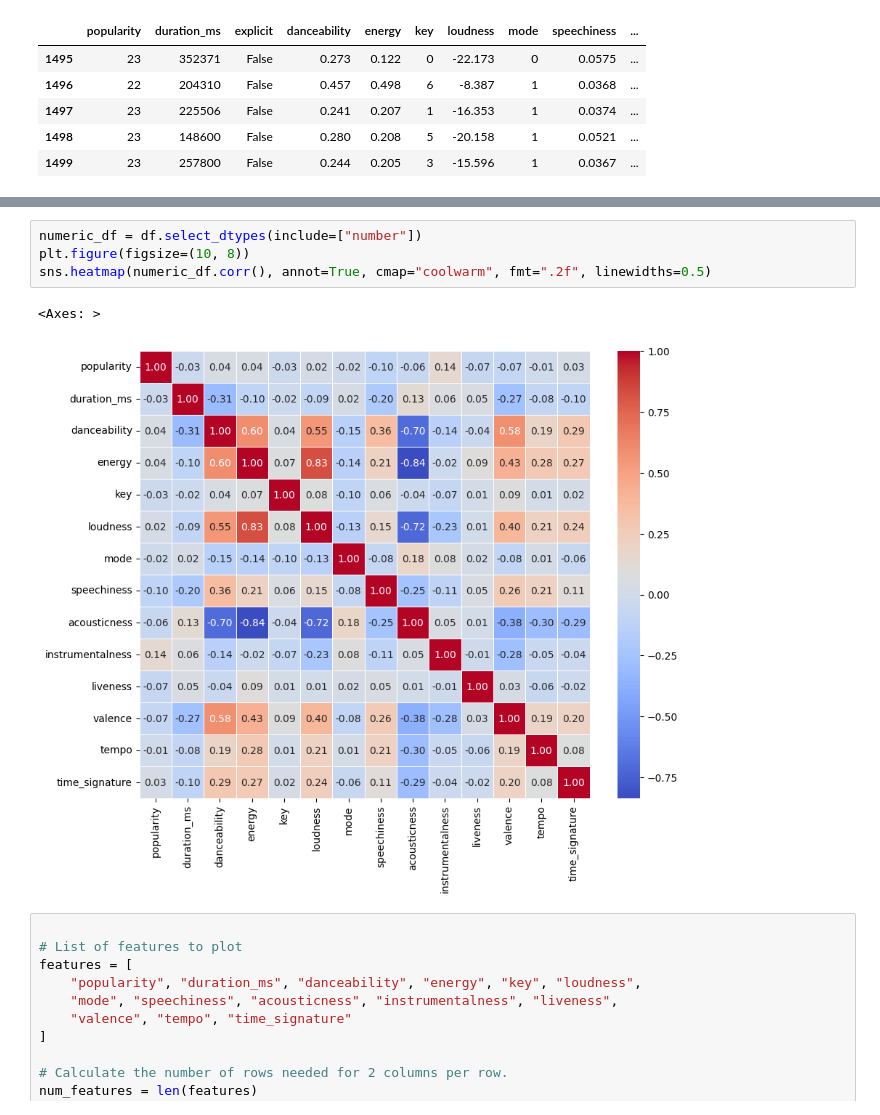
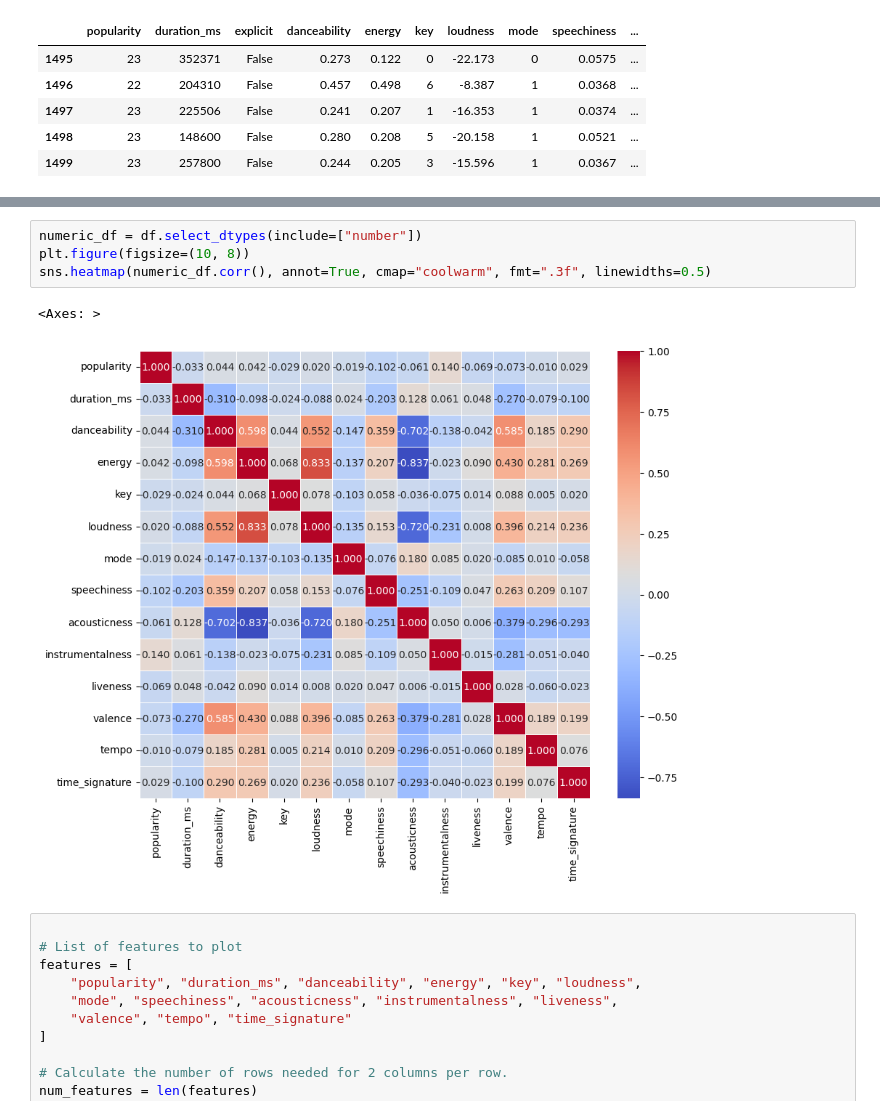
Before and after one commit to Whomstt/CS4168-Project, a Jupyter notebook: CS4168_Project.ipynb, the cells around one changed output, grey strips where cells are left out. Drawn from its saved outputs; the diff is of its cells as text.

```diff
--- a/CS4168_Project.ipynb
+++ b/CS4168_Project.ipynb
@@ -51,10 +51,10 @@ df.describe()
 # %%
 numeric_df = df.select_dtypes(include=["number"])
 plt.figure(figsize=(10, 8))
-sns.heatmap(numeric_df.corr(), annot=True, cmap="coolwarm", fmt=".2f", linewidths=0.5)
+sns.heatmap(numeric_df.corr(), annot=True, cmap="coolwarm", fmt=".3f", linewidths=0.5)
 # %% [output]
 <Axes: >
-[figure, old version]
+[figure, new version]
 # %%
 
 # List of features to plot
```
Also changed, not shown: parts of 14 cells of this notebook.
